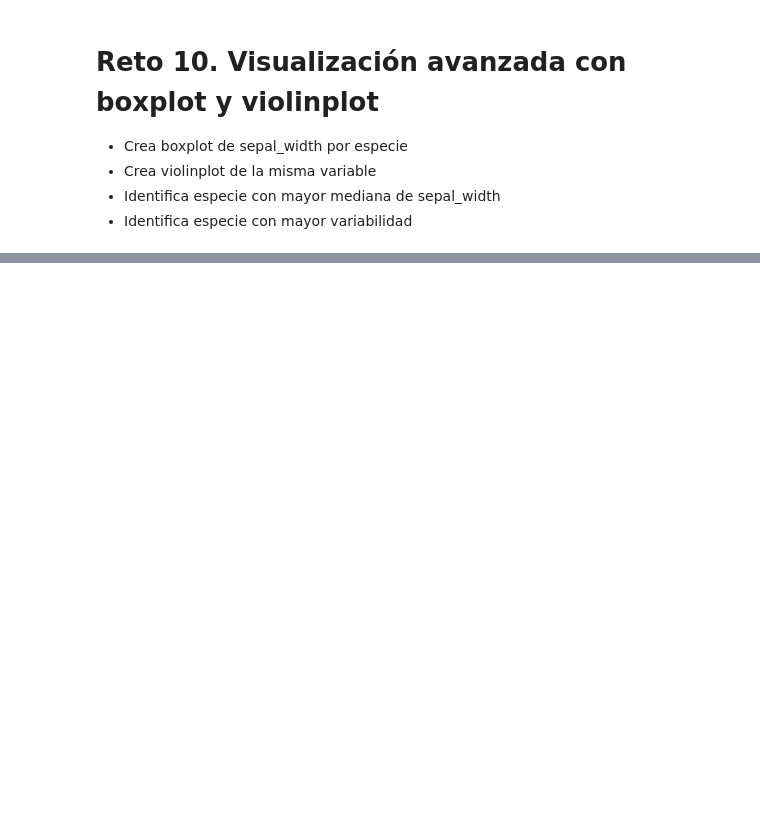
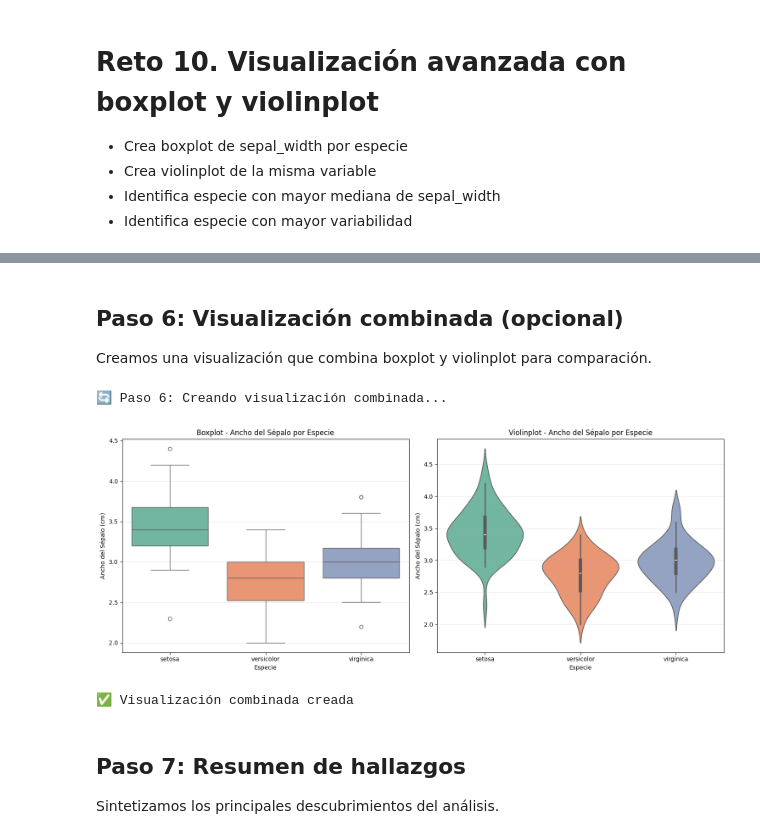
Before and after one commit to financieras/big_data, a Jupyter notebook: retos/reto_010.ipynb, the cells around one changed output, grey strips where cells are left out. Drawn from its saved outputs; the diff is of its cells as text; code cells hidden in the pictures; blank space fills up the shorter version.

```diff
--- a/retos/reto_010.ipynb
+++ b/retos/reto_010.ipynb
@@ -155,0 +114,32 @@ print("\n🎉 ¡Reto 10 completado! Dominada la visualización avanzada con boxp
+# %% [markdown]
+## **Paso 6: Visualización combinada (opcional)**
+Creamos una visualización que combina boxplot y violinplot para comparación.
+# %%
+# EJECUTA ESTE CÓDIGO PARA VISUALIZACIÓN COMBINADA
+print("🔄 Paso 6: Creando visualización combinada...")
+fig, (ax1, ax2) = plt.subplots(1, 2, figsize=(15, 6))
+
+# Boxplot
+sns.boxplot(data=df, x='species', y='sepal_width', palette='Set2', ax=ax1)
+ax1.set_title('Boxplot - Ancho del Sépalo por Especie')
+ax1.set_xlabel('Especie')
+ax1.set_ylabel('Ancho del Sépalo (cm)')
+ax1.grid(axis='y', alpha=0.3)
+
+# Violinplot
+sns.violinplot(data=df, x='species', y='sepal_width', palette='Set2', ax=ax2)
+ax2.set_title('Violinplot - Ancho del Sépalo por Especie')
+ax2.set_xlabel('Especie')
+ax2.set_ylabel('Ancho del Sépalo (cm)')
+ax2.grid(axis='y', alpha=0.3)
+
+plt.tight_layout()
+plt.show()
+print("✅ Visualización combinada creada")
+# %% [output]
+🔄 Paso 6: Creando visualización combinada...
+[figure, added]
+✅ Visualización combinada creada
+# %% [markdown]
+## **Paso 7: Resumen de hallazgos**
+Sintetizamos los principales descubrimientos del análisis.
```
Also changed, not shown: parts of 13 cells of this notebook.
